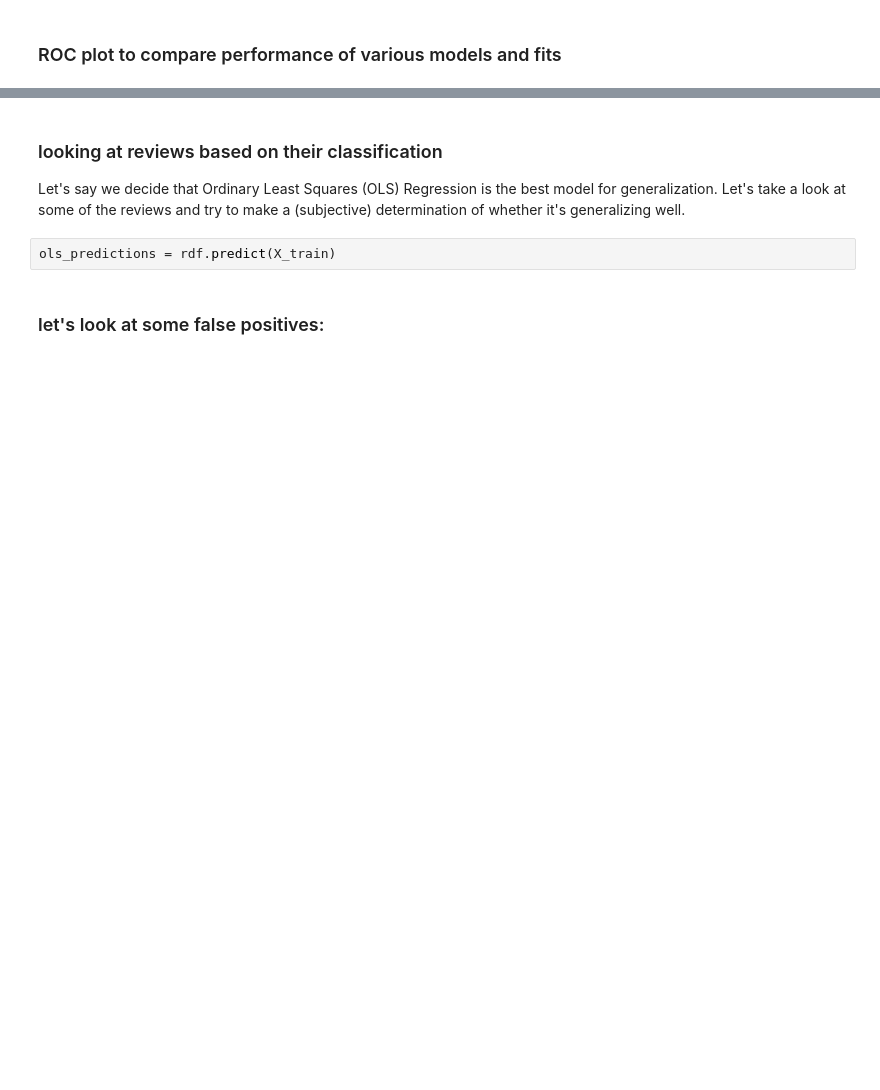
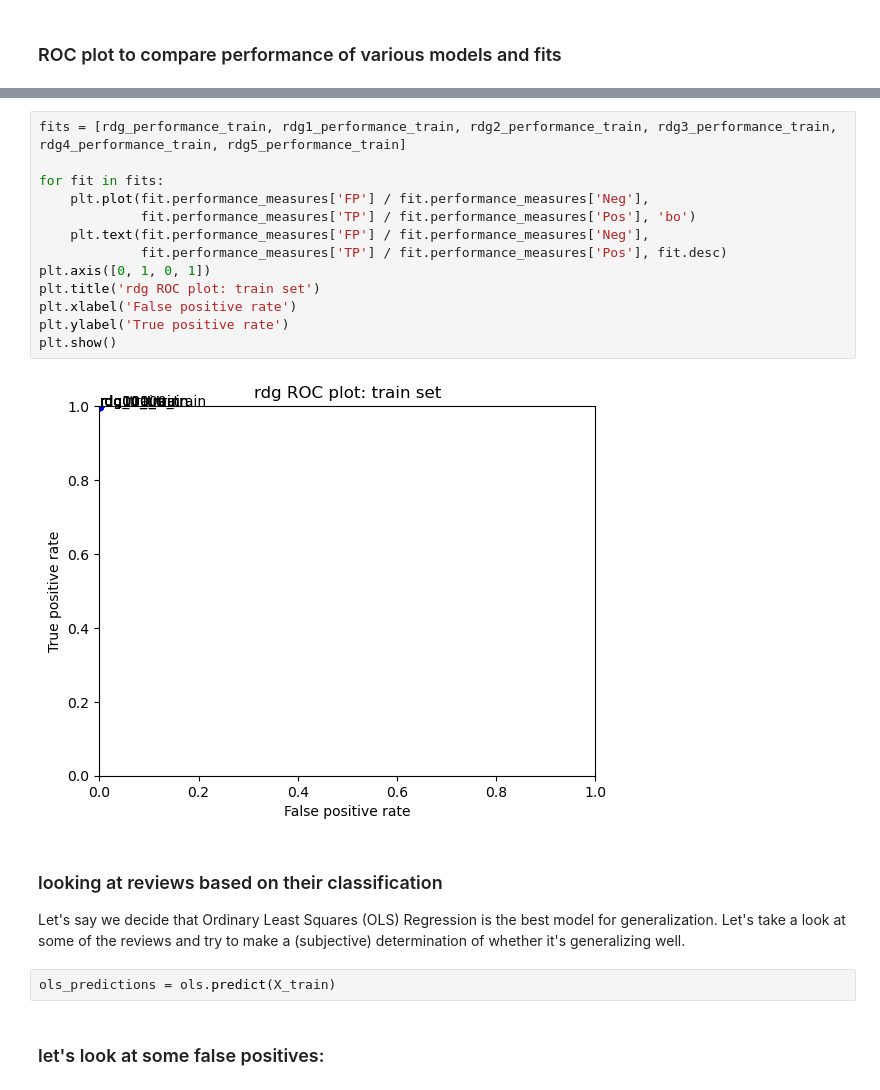
Before and after one commit to detective-bored/Machine-Learning, a Jupyter notebook: moviereviews_first_full_iteration.ipynb, the cells around one changed output, grey strips where cells are left out. Saved outputs shown, nothing was run; the diff lists cells and outputs as text; blank space fills up the shorter version.

```diff
--- a/moviereviews_first_full_iteration.ipynb
+++ b/moviereviews_first_full_iteration.ipynb
@@ -274,9 +292,24 @@ plt.show()
+# %%
+fits = [rdg_performance_train, rdg1_performance_train, rdg2_performance_train, rdg3_performance_train, rdg4_performance_train, rdg5_performance_train]
+
+for fit in fits:
+    plt.plot(fit.performance_measures['FP'] / fit.performance_measures['Neg'],
+             fit.performance_measures['TP'] / fit.performance_measures['Pos'], 'bo')
+    plt.text(fit.performance_measures['FP'] / fit.performance_measures['Neg'],
+             fit.performance_measures['TP'] / fit.performance_measures['Pos'], fit.desc)
+plt.axis([0, 1, 0, 1])
+plt.title('rdg ROC plot: train set')
+plt.xlabel('False positive rate')
+plt.ylabel('True positive rate')
+plt.show()
+# %% [output]
+[figure, added]
 # %% [markdown]
 ### looking at reviews based on their classification
 
 Let's say we decide that Ordinary Least Squares (OLS) Regression is the best model for generalization. Let's take a look at some of the reviews and try to make a (subjective) determination of whether it's generalizing well.
 # %%
-ols_predictions = rdf.predict(X_train)
+ols_predictions = ols.predict(X_train)
 # %% [markdown]
 ### let's look at some false positives:
 # %%
```
Also changed, not shown: parts of 22 cells of this notebook.
